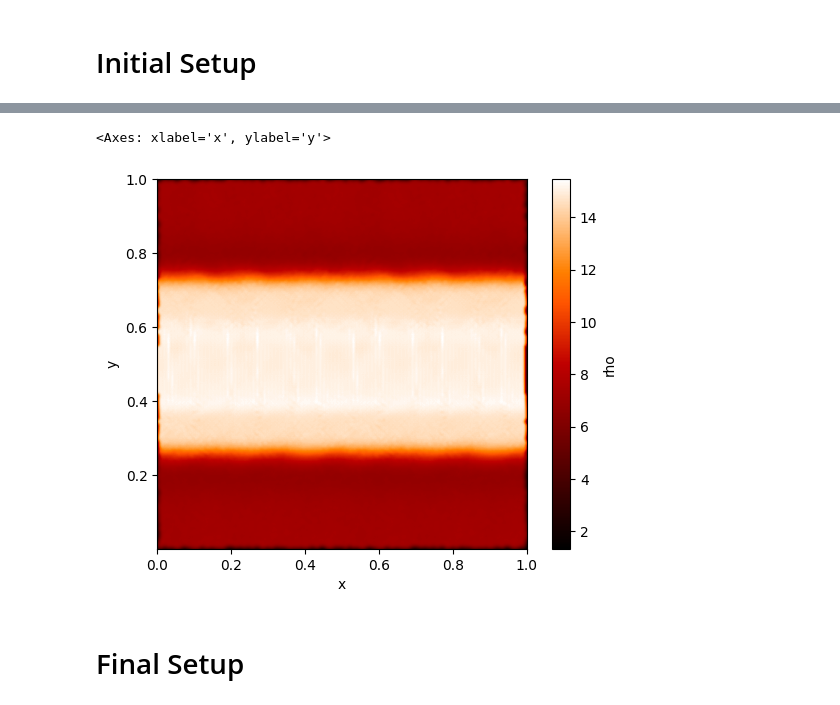
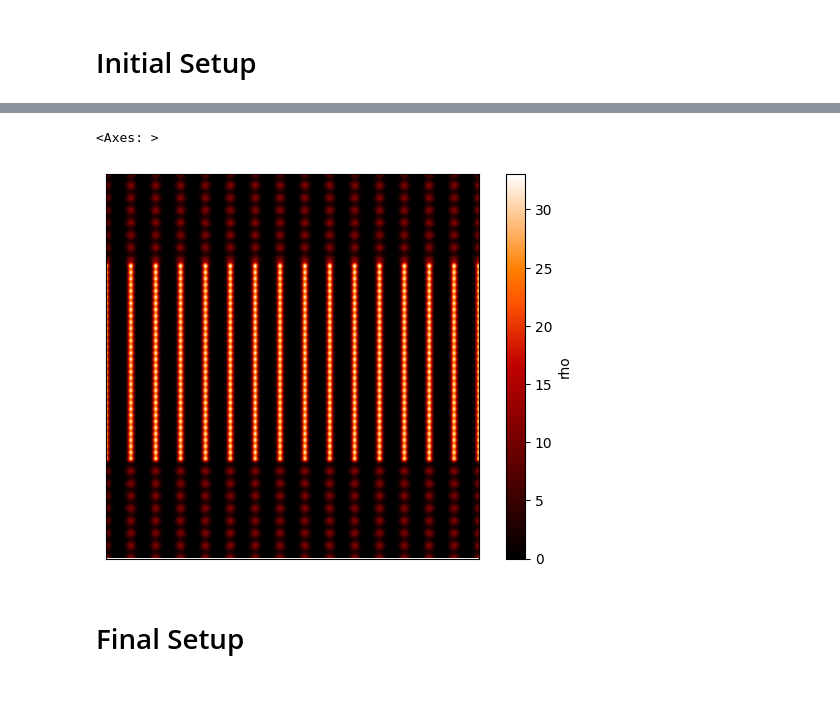
Before and after one commit to JackNarvaez/Rusph, a Jupyter notebook: Temp_Plots/Plots_kelvin_helmholtz.ipynb, the cells around one changed output, grey strips where cells are left out. Saved outputs shown, nothing was run; the diff lists cells and outputs as text; code cells hidden in the pictures.

```diff
--- a/Temp_Plots/Plots_kelvin_helmholtz.ipynb
+++ b/Temp_Plots/Plots_kelvin_helmholtz.ipynb
@@ -5,7 +5,11 @@ import sarracen as src
 import numpy as np
 # %% [markdown]
 # Initial Setup
+# %%
+n = 3*16*16*16
+dm = 1./n
+eta = 1.2
 # %%
-sdf = src.read_csv('../Data/results/kelvin_helmholtz/40.csv')
-sdf.params={'mass':0.00075}
-sdf
+sdf = src.read_csv('../Data/results/kelvin_helmholtz/initial.csv')
+sdf.params={'mass':dm, 'hfact':eta}
+sdf.calc_density()
@@ -26,8 +16,9 @@ sdf
 # %%
-sdf.render('rho', xsec=1.0)
+fig, ax = plt.subplots(figsize=(7,5))
+sdf.render('rho', xsec=0.5, ax=ax, rotation=[0,0,0])
 # %% [output]
-<Axes: xlabel='x', ylabel='y'>
+<Axes: >
-[figure, old version]
+[figure, new version]
 # %% [markdown]
 # Final Setup
 # %%
```
Also changed, not shown: parts of 13 cells of this notebook, 11 other files.
